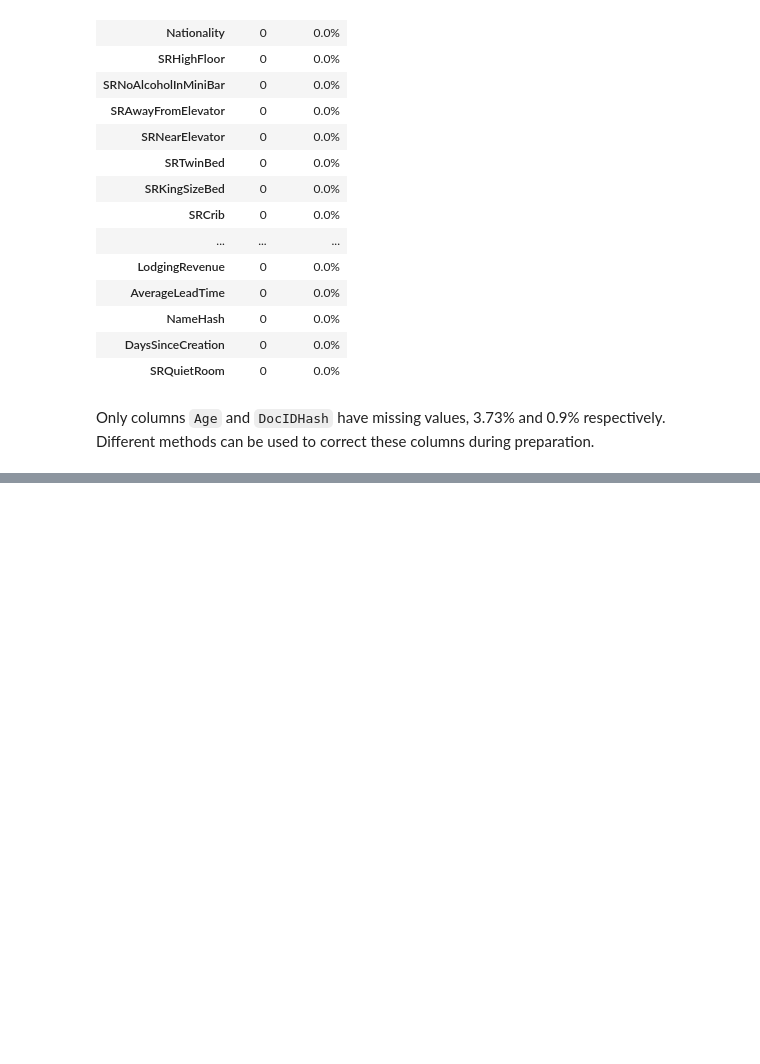
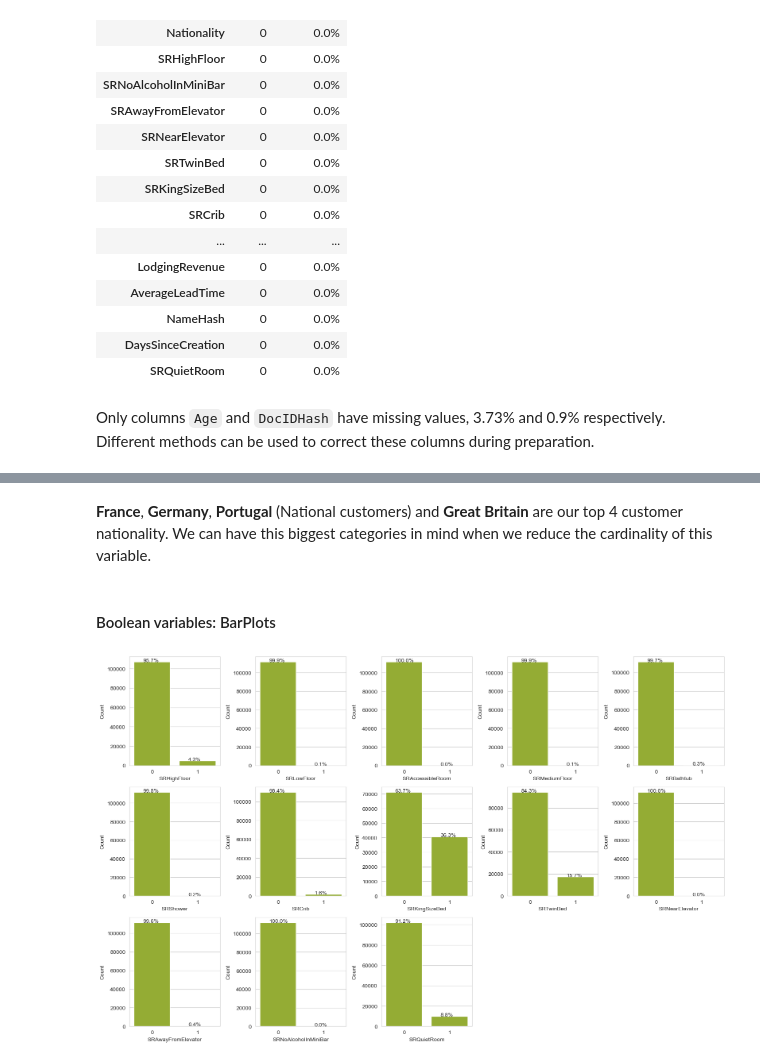
Before and after one commit to CatarinaGN/Case-1, a Jupyter notebook: Versão_Bea.ipynb, the cells around one changed output, grey strips where cells are left out. Saved outputs shown, nothing was run; the diff lists cells and outputs as text; code cells hidden in the pictures; blank space fills up the shorter version.

```diff
--- a/Versão_Bea.ipynb
+++ b/Versão_Bea.ipynb
@@ -339,0 +529,27 @@ Only columns `Age` and `DocIDHash` have missing values, 3.73% and 0.9% respectiv
+# %% [markdown]
+**France**, **Germany**, **Portugal** (National customers) and **Great Britain** are our top 4 customer nationality. We can have this biggest categories in mind when we reduce the cardinality of this variable.
+# %% [markdown]
+#### Boolean variables: BarPlots
+# %%
+sns.set_style("whitegrid")
+plt.figure(figsize=(16, 10))
+for i, var in enumerate(boolean_variables, 1):
+    plt.subplot(3, 5, i)
+    sns.countplot(data=df, x=var, color='#A0C020')
+    plt.xlabel(var)
+    plt.ylabel('Count')
+
+    # Adding percentages to make it easier to read
+    total = len(df[var])
+    for p in plt.gca().patches:
+        percentage = '{:.1f}%'.format(100 * p.get_height() / total)
+        x = p.get_x() + p.get_width() / 2 - 0.20
+        y = p.get_y() + p.get_height()
+        plt.gca().annotate(percentage, (x, y), size=10)
+
+plt.tight_layout()
+plt.show()
+
+#Adapted from Chat GPT
+# %% [output]
+[figure, added]
```
Also changed, not shown: parts of 27 cells of this notebook.
